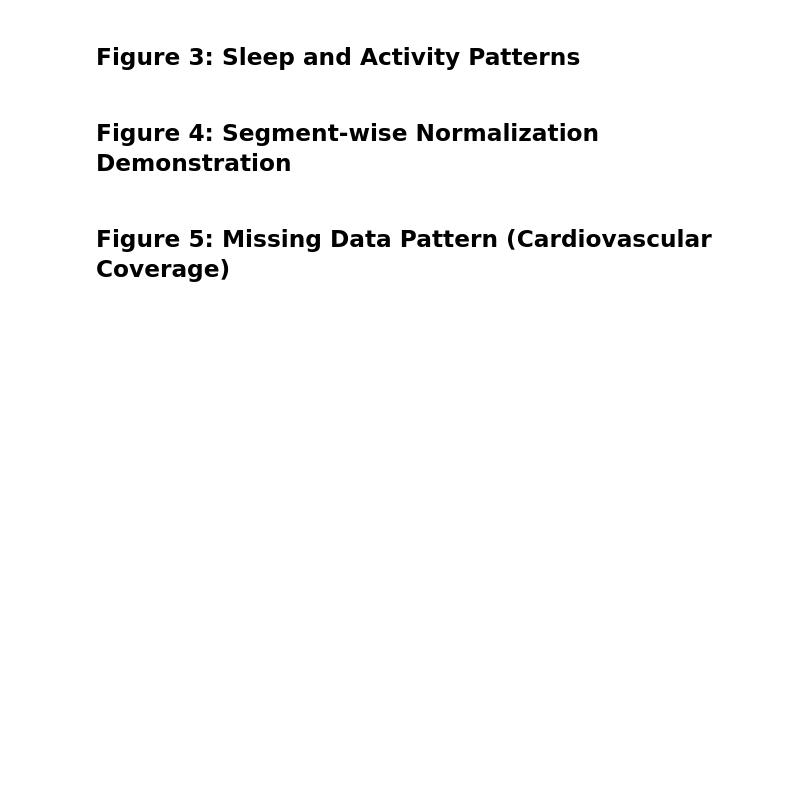
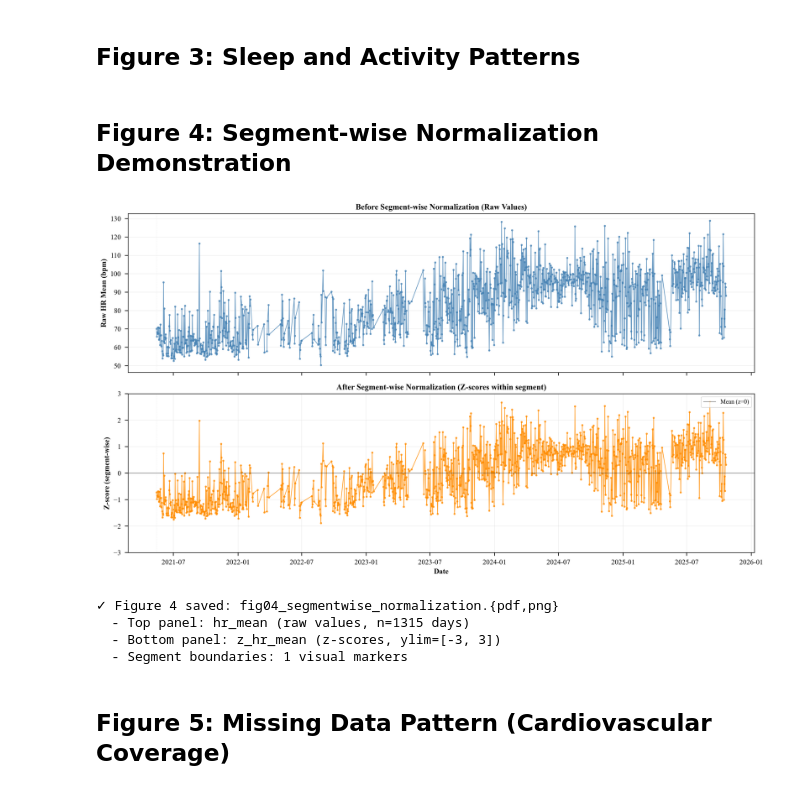
Before and after one commit to rodrigomarquest/practicum2-nof1-adhd-bd, a Jupyter notebook: notebooks/generate_dissertation_figures.ipynb, the cells around one changed output. Saved outputs shown, nothing was run; the diff lists cells and outputs as text; code cells hidden in the pictures; blank space fills up the shorter version.

```diff
--- a/notebooks/generate_dissertation_figures.ipynb
+++ b/notebooks/generate_dissertation_figures.ipynb
@@ -26,10 +26,11 @@ plt.rcParams['font.serif'] = ['Times New Roman']
 plt.rcParams['axes.linewidth'] = 0.8
 plt.rcParams['grid.linewidth'] = 0.5
 
-# Paths
-DATA_DIR = Path('data/etl/P000001/2025-11-07/joined')
-AI_DIR = Path('data/ai/P000001/2025-11-07')
-FIG_DIR = Path('docs/latex/figures')
+# Paths (adjust for notebook location)
+BASE_DIR = Path('..')  # notebooks/ is one level down
+DATA_DIR = BASE_DIR / 'data/etl/P000001/2025-11-07/joined'
+AI_DIR = BASE_DIR / 'data/ai/P000001/2025-11-07'
+FIG_DIR = BASE_DIR / 'docs/latex/figures'
 FIG_DIR.mkdir(parents=True, exist_ok=True)
 
 print(f"✓ Output directory: {FIG_DIR}")
@@ -147,45 +166,63 @@ print("✓ Figure 3 saved: fig03_sleep_activity_boxplots.{pdf,png}")
 # %% [markdown]
 ## Figure 4: Segment-wise Normalization Demonstration
 # %%
-# Select a feature to demonstrate segment-wise normalization
-feature_raw = 'apple_hr_mean'
-feature_zscore = 'z_apple_hr_mean'
+# Select features to demonstrate segment-wise normalization
+feature_raw = 'hr_mean'
+feature_zscore = 'z_hr_mean'
 
 # Filter data with both raw and normalized values
 demo_data = df[df[feature_raw].notna() & df[feature_zscore].notna() & df['segment_id'].notna()].copy()
 demo_data = demo_data.sort_values('date')
 
-fig, axes = plt.subplots(2, 1, figsize=(12, 6), sharex=True)
+fig, axes = plt.subplots(2, 1, figsize=(14, 8), sharex=True)
 
-# Top panel: Raw HR mean
+# Top panel: Raw HR mean (BEFORE normalization)
 ax1 = axes[0]
-for seg in demo_data['segment_id'].unique()[:10]:  # First 10 segments for clarity
-    seg_data = demo_data[demo_data['segment_id'] == seg]
-    ax1.plot(seg_data['date'], seg_data[feature_raw],
-             marker='o', markersize=2, linewidth=0.8, alpha=0.7)
+ax1.plot(demo_data['date'], demo_data[feature_raw],
+         marker='o', markersize=3, linewidth=1.0, alpha=0.8, color='steelblue')
 
-ax1.set_ylabel('Raw HR Mean (bpm)', fontsize=10)
-ax1.set_title('Before Segment-wise Normalization', fontsize=11, fontweight='bold')
-ax1.grid(True, alpha=0.3)
+# Add subtle segment boundaries
+segment_changes = demo_data[demo_data['segment_id'] != demo_data['segment_id'].shift()]['date']
+for seg_date in segment_changes:
+    ax1.axvline(x=seg_date, color='lightgray', linestyle='--', linewidth=0.5, alpha=0.3)
 
-# Bottom panel: Z-scored HR mean
+ax1.set_ylabel('Raw HR Mean (bpm)', fontsize=11, fontweight='bold')
+ax1.set_title('Before Segment-wise Normalization (Raw Values)', fontsize=12, fontweight='bold')
+ax1.grid(True, alpha=0.3, axis='y')
+
+# Bottom panel: Z-scored HR mean (AFTER normalization)
 ax2 = axes[1]
-for seg in demo_data['segment_id'].unique()[:10]:
-    seg_data = demo_data[demo_data['segment_id'] == seg]
-    ax2.plot(seg_data['date'], seg_data[feature_zscore],
-             marker='o', markersize=2, linewidth=0.8, alpha=0.7)
+ax2.plot(demo_data['date'], demo_data[feature_zscore],
+         marker='o', markersize=3, linewidth=1.0, alpha=0.8, color='darkorange')
 
-ax2.axhline(y=0, color='black', linestyle='--', linewidth=0.8, alpha=0.5)
-ax2.set_xlabel('Date', fontsize=10)
-ax2.set_ylabel('Z-score (segment-wise)', fontsize=10)
-ax2.set_title('After Segment-wise Normalization', fontsize=11, fontweight='bold')
+# Add segment boundaries
+for seg_date in segment_changes:
+    ax2.axvline(x=seg_date, color='lightgray', linestyle='--', linewidth=0.5, alpha=0.3)
+
+# Add reference line at z=0
+ax2.axhline(y=0, color='black', linestyle='-', linewidth=0.8, alpha=0.5, label='Mean (z=0)')
+
+ax2.set_xlabel('Date', fontsize=11, fontweight='bold')
+ax2.set_ylabel('Z-score (segment-wise)', fontsize=11, fontweight='bold')
+ax2.set_title('After Segment-wise Normalization (Z-scores within segment)', fontsize=12, fontweight='bold')
+ax2.set_ylim(-3, 3)  # Constrain z-score axis
 ax2.grid(True, alpha=0.3)
+ax2.legend(loc='upper right', fontsize=9)
 
 plt.tight_layout()
 plt.savefig(FIG_DIR / 'fig04_segmentwise_normalization.pdf', bbox_inches='tight')
 plt.savefig(FIG_DIR / 'fig04_segmentwise_normalization.png', bbox_inches='tight')
 plt.show()
 print("✓ Figure 4 saved: fig04_segmentwise_normalization.{pdf,png}")
+print(f"  - Top panel: {feature_raw} (raw values, n={len(demo_data)} days)")
+print(f"  - Bottom panel: {feature_zscore} (z-scores, ylim=[-3, 3])")
+print(f"  - Segment boundaries: {len(segment_changes)} visual markers")
+# %% [output]
+[figure, added]
+✓ Figure 4 saved: fig04_segmentwise_normalization.{pdf,png}
+  - Top panel: hr_mean (raw values, n=1315 days)
+  - Bottom panel: z_hr_mean (z-scores, ylim=[-3, 3])
+  - Segment boundaries: 1 visual markers
 # %% [markdown]
 ## Figure 5: Missing Data Pattern (Cardiovascular Coverage)
 # %%
```
Also changed, not shown: parts of 3 cells of this notebook, 10 other files.
